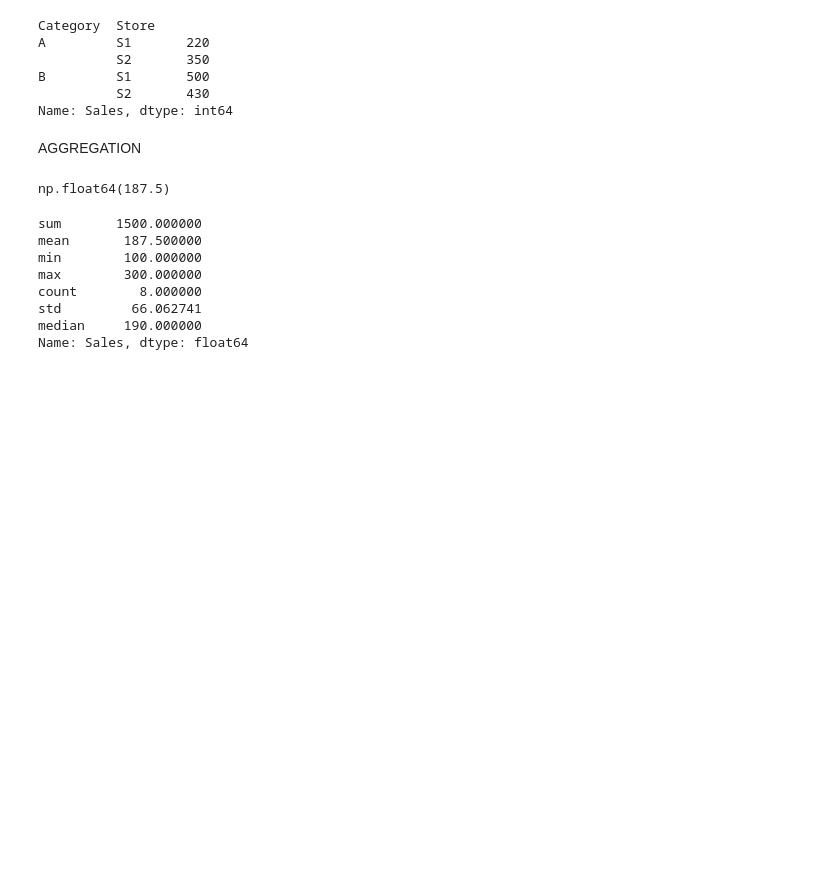
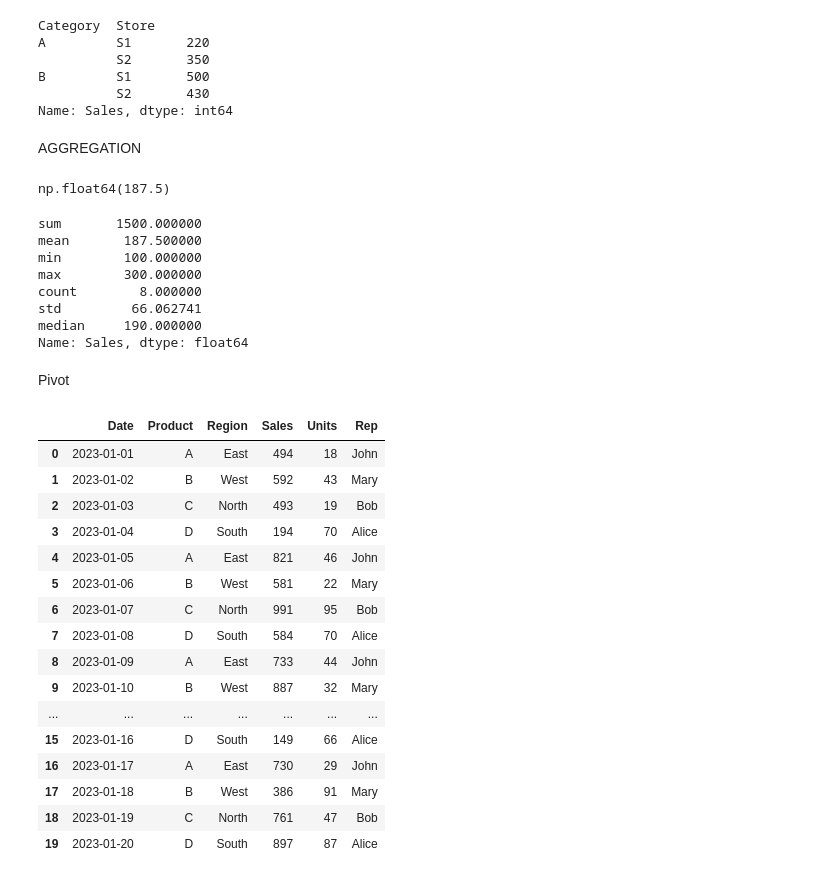
Before and after one commit to rahulmg23/DataAnalyst, a Jupyter notebook: Pandas/Pandas.ipynb, the cells around one changed output. Drawn from its saved outputs; the diff is of its cells as text; code cells hidden in the pictures; blank space fills up the shorter version.

```diff
--- a/Pandas/Pandas.ipynb
+++ b/Pandas/Pandas.ipynb
@@ -576,3 +577,37 @@ count        8.000000
 std         66.062741
 median     190.000000
 Name: Sales, dtype: float64
+# %% [markdown]
+Pivot
+# %%
+data = {
+    'Date': pd.date_range('2023-01-01', periods=20),
+    'Product': ['A', 'B', 'C', 'D'] * 5,
+    'Region': ['East', 'West', 'North', 'South', 'East', 'West', 'North', 'South', 'East', 'West',
+               'North', 'South', 'East', 'West', 'North', 'South', 'East', 'West', 'North', 'South'],
+    'Sales': np.random.randint(100, 1000, 20),
+    'Units': np.random.randint(10, 100, 20),
+    'Rep': ['John', 'Mary', 'Bob', 'Alice', 'John', 'Mary', 'Bob', 'Alice', 'John', 'Mary',
+            'Bob', 'Alice', 'John', 'Mary', 'Bob', 'Alice', 'John', 'Mary', 'Bob', 'Alice']
+}
+# %%
+df = pd.DataFrame(data)
+df
+# %% [output]
+|  | Date | Product | Region | Sales | Units | Rep |
+| 0 | 2023-01-01 | A | East | 494 | 18 | John |
+| 1 | 2023-01-02 | B | West | 592 | 43 | Mary |
+| 2 | 2023-01-03 | C | North | 493 | 19 | Bob |
+| 3 | 2023-01-04 | D | South | 194 | 70 | Alice |
+| 4 | 2023-01-05 | A | East | 821 | 46 | John |
+| 5 | 2023-01-06 | B | West | 581 | 22 | Mary |
+| 6 | 2023-01-07 | C | North | 991 | 95 | Bob |
+| 7 | 2023-01-08 | D | South | 584 | 70 | Alice |
+| 8 | 2023-01-09 | A | East | 733 | 44 | John |
+| 9 | 2023-01-10 | B | West | 887 | 32 | Mary |
+| ... | ... | ... | ... | ... | ... | ... |
+| 15 | 2023-01-16 | D | South | 149 | 66 | Alice |
+| 16 | 2023-01-17 | A | East | 730 | 29 | John |
+| 17 | 2023-01-18 | B | West | 386 | 91 | Mary |
+| 18 | 2023-01-19 | C | North | 761 | 47 | Bob |
+| 19 | 2023-01-20 | D | South | 897 | 87 | Alice |
```
Also changed, not shown: parts of 24 cells of this notebook, 1 other file.
